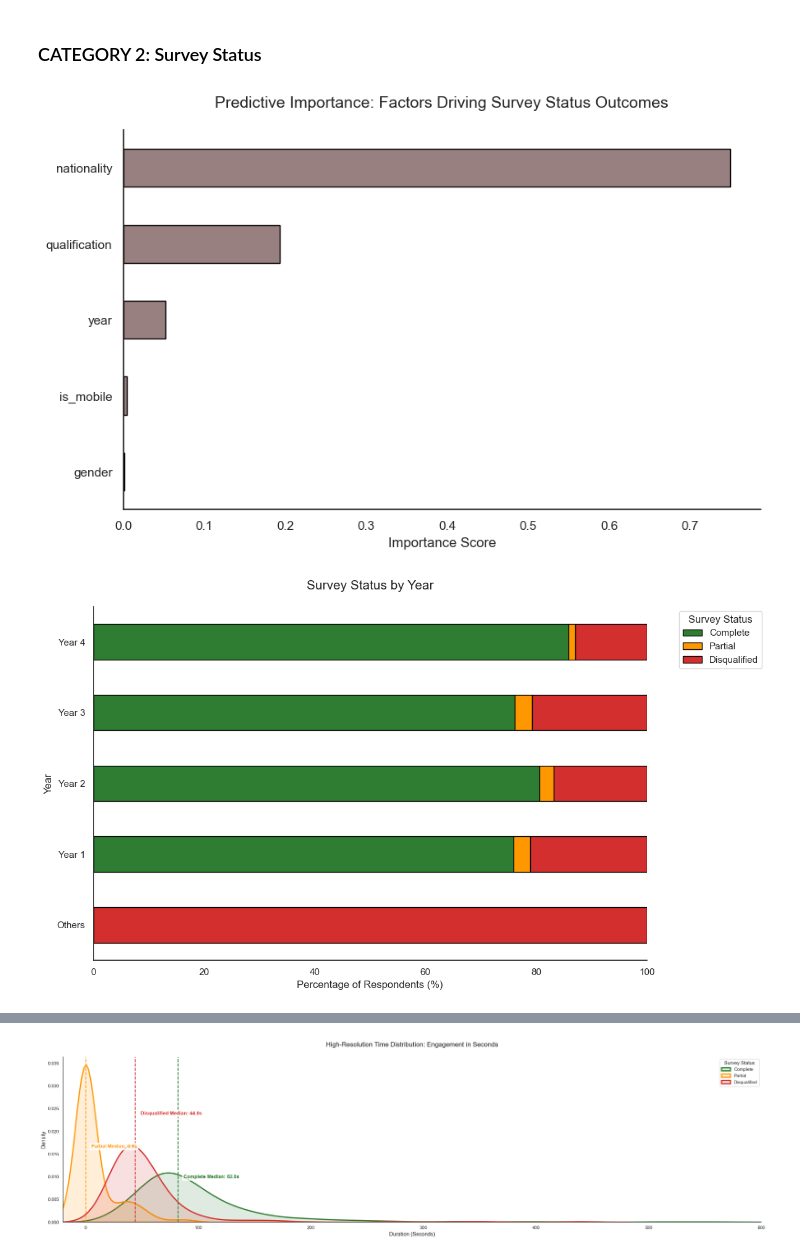
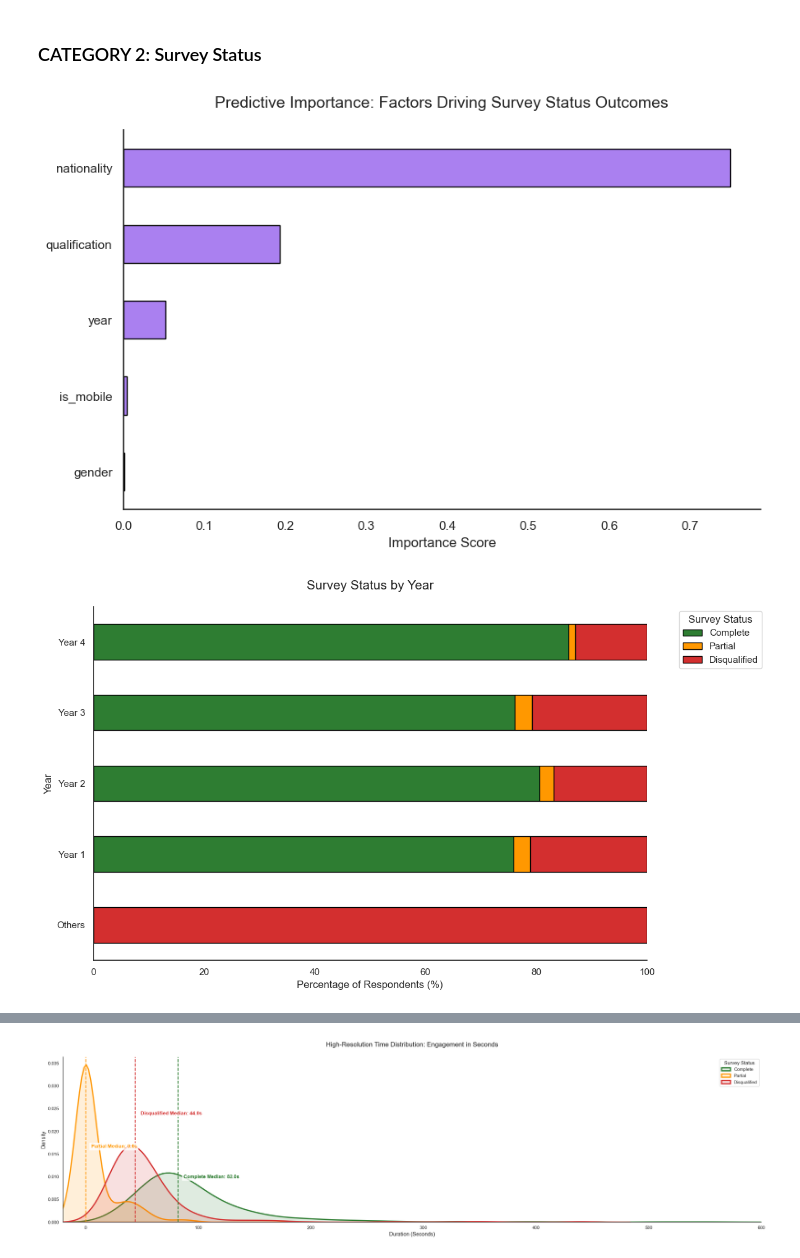
Before and after one commit to DhiraPT/datathon-2026, a Jupyter notebook: final_datathon_2026.ipynb, the cells around one changed output, grey strips where cells are left out. Cells and saved outputs as stored; diff of their text form; code cells hidden in the pictures.

```diff
--- a/final_datathon_2026.ipynb
+++ b/final_datathon_2026.ipynb
@@ -177,7 +179,7 @@ importances = pd.Series(rf.feature_importances_, index=analysis_vars).sort_value
 
 # Plot 1: Importance Summary (Shows what most influences 'Status')
 plt.figure(figsize=(10, 6))
-importances.plot(kind='barh', color='#998080', edgecolor='black')
+importances.plot(kind='barh', color='#AA80F0', edgecolor='black')
 plt.title('Predictive Importance: Factors Driving Survey Status Outcomes', fontsize=14, pad=20)
 plt.xlabel('Importance Score', fontsize=12)
 sns.despine()
@@ -192,34 +194,34 @@ for col in analysis_vars:
 
     # Create the cross-tabulation normalized to 100%
     # This shows the percentage breakdown of Status per category [cite: 19]
     status_dist = pd.crosstab(df[col_to_plot], df['status'], normalize='index') * 100
 
     # Ensure all three statuses exist in the columns to avoid color mapping errors
     available_statuses = [s for s in ['Complete', 'Partial', 'Disqualified'] if s in status_dist.columns]
     current_colors = [status_colors[s] for s in available_statuses]
 
     # Reorder columns so they appear in a logical order (Complete first)
     status_dist = status_dist[available_statuses]
 
     # Plotting Horizontal Stacked Bar
     status_dist.plot(kind='barh', stacked=True, ax=plt.gca(), color=current_colors, edgecolor='black')
 
     plt.title(f'Survey Status by {col.replace("_", " ").capitalize()}', fontsize=15, pad=20)
     plt.xlabel('Percentage of Respondents (%)', fontsize=12)
     plt.ylabel(col.replace("_", " ").capitalize(), fontsize=12)
 
     # Keep labels horizontal for readability
     plt.yticks(rotation=0)
     plt.xlim(0, 100)
 
     # Place legend outside
     plt.legend(title='Survey Status', bbox_to_anchor=(1.05, 1), loc='upper left')
 
     sns.despine()
     plt.tight_layout()
     plt.show()
 # %% [output]
-[figure, old version]
+[figure, new version]
 [figure]
 [figure]
 [figure]
```
Also changed, not shown: parts of 1 cell of this notebook, 5 other files.
